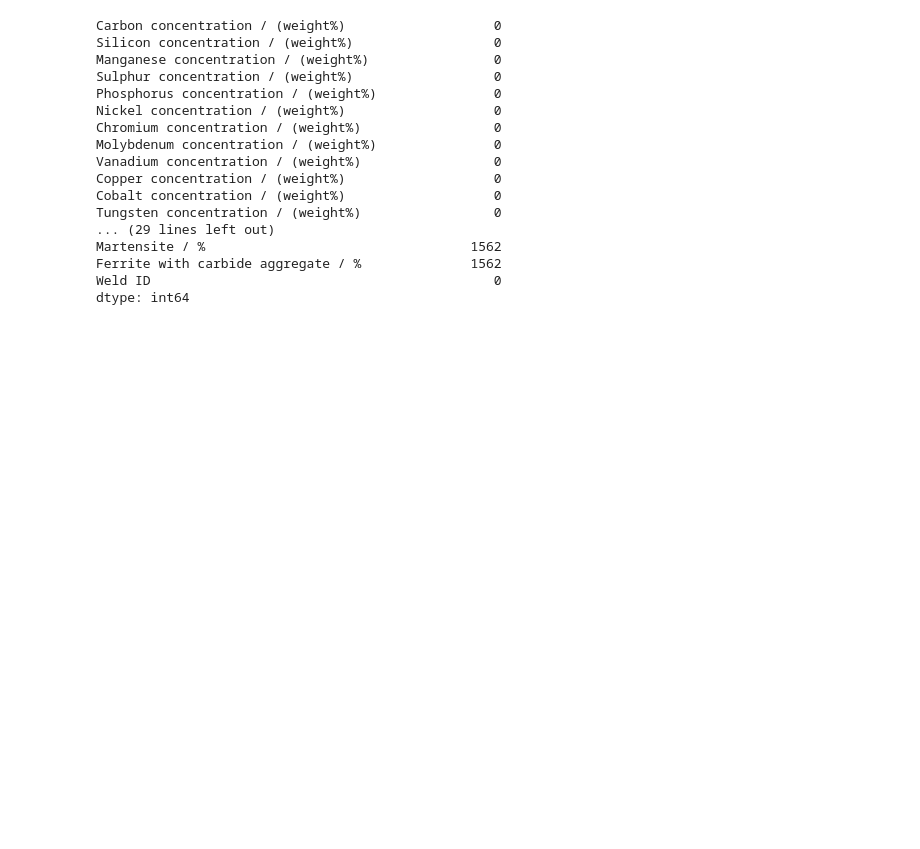
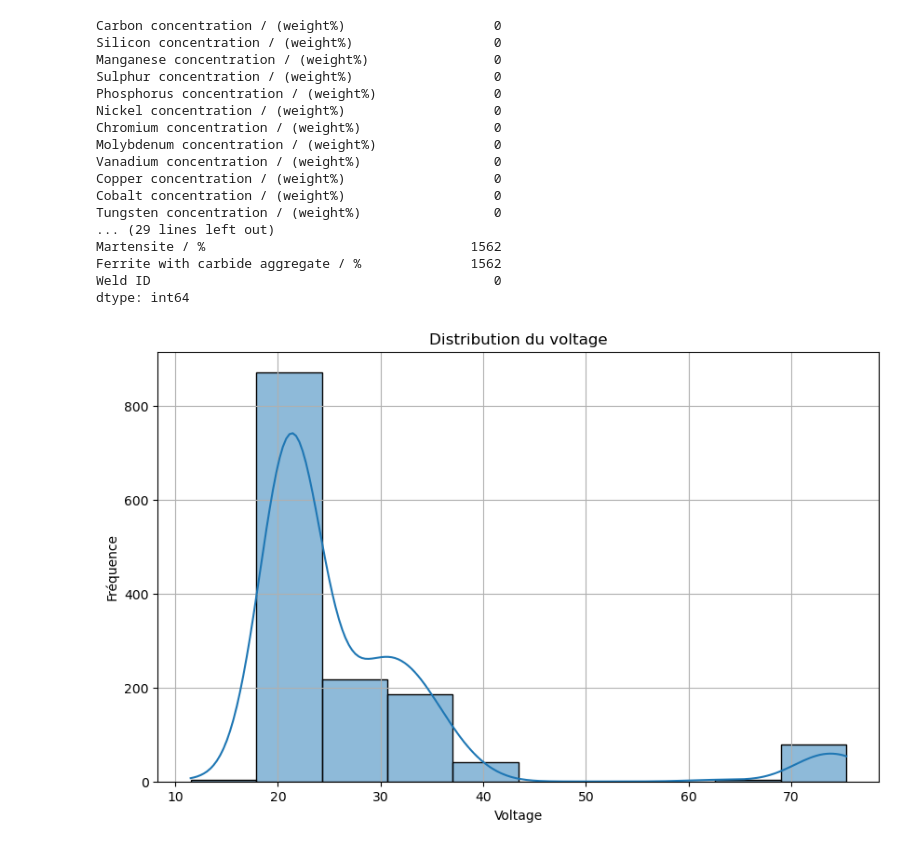
Before and after one commit to Saad123654/ProjectAppauto, a Jupyter notebook: notebook.ipynb, the cells around one changed output. Drawn from its saved outputs; the diff is of its cells as text; code cells hidden in the pictures; blank space fills up the shorter version.

```diff
--- a/notebook.ipynb
+++ b/notebook.ipynb
@@ -303,3 +305,15 @@ Martensite / %                                  1562
 Ferrite with carbide aggregate / %              1562
 Weld ID                                            0
 dtype: int64
+# %%
+# On va s'intéresser aux valeurs manquantes de courant et de voltage
+# Tracer le graphique de distribution
+plt.figure(figsize=(10, 6))
+sns.histplot(df['Voltage / V'], bins=10, kde=True)
+plt.title('Distribution du voltage')
+plt.xlabel('Voltage')
+plt.ylabel('Fréquence')
+plt.grid(True)
+plt.show()
+# %% [output]
+[figure, added]
```
Also changed, not shown: parts of 7 cells of this notebook, 1 other file.
